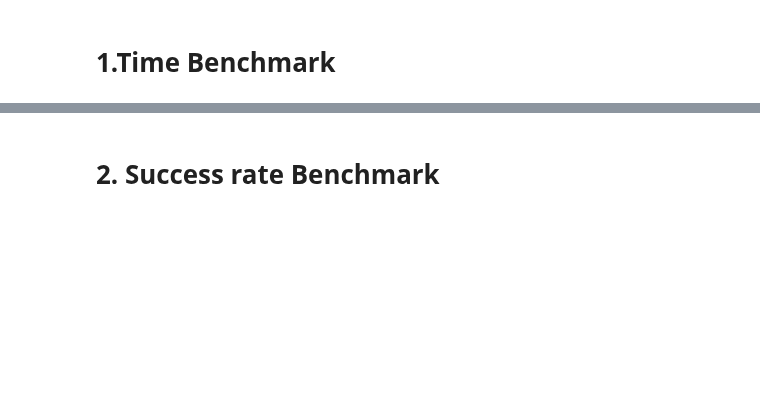
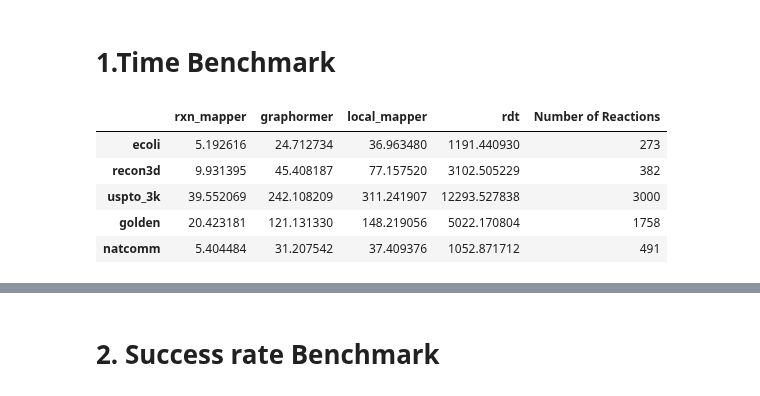
Before and after one commit to TieuLongPhan/SynTemp, a Jupyter notebook: Docs/Analysis/_2b_aam_analysis.ipynb, the cells around one changed output, grey strips where cells are left out. Drawn from its saved outputs; the diff is of its cells as text; code cells hidden in the pictures; blank space fills up the shorter version.

```diff
--- a/Docs/Analysis/_2b_aam_analysis.ipynb
+++ b/Docs/Analysis/_2b_aam_analysis.ipynb
@@ -1,5 +1,18 @@
 # %% [markdown]
 # **1.Time Benchmark**
+# %%
+import pandas as pd
+df = pd.read_csv('../../Data/AAM/unbalance/mapping_times.csv', index_col=0)
+#df.rename(columns={'Unnamed: 0': 'dataset'}, inplace=True)
+df['Number of Reactions'] = [273, 382, 3000, 1758, 491]
+df
+# %% [output]
+|  | rxn_mapper | graphormer | local_mapper | rdt | Number of Reactions |
+| ecoli | 5.192616 | 24.712734 | 36.963480 | 1191.440930 | 273 |
+| recon3d | 9.931395 | 45.408187 | 77.157520 | 3102.505229 | 382 |
+| uspto_3k | 39.552069 | 242.108209 | 311.241907 | 12293.527838 | 3000 |
+| golden | 20.423181 | 121.131330 | 148.219056 | 5022.170804 | 1758 |
+| natcomm | 5.404484 | 31.207542 | 37.409376 | 1052.871712 | 491 |
 # %%
 import pandas as pd
 
```
Also changed, not shown: parts of 6 cells of this notebook, 10 other files.
